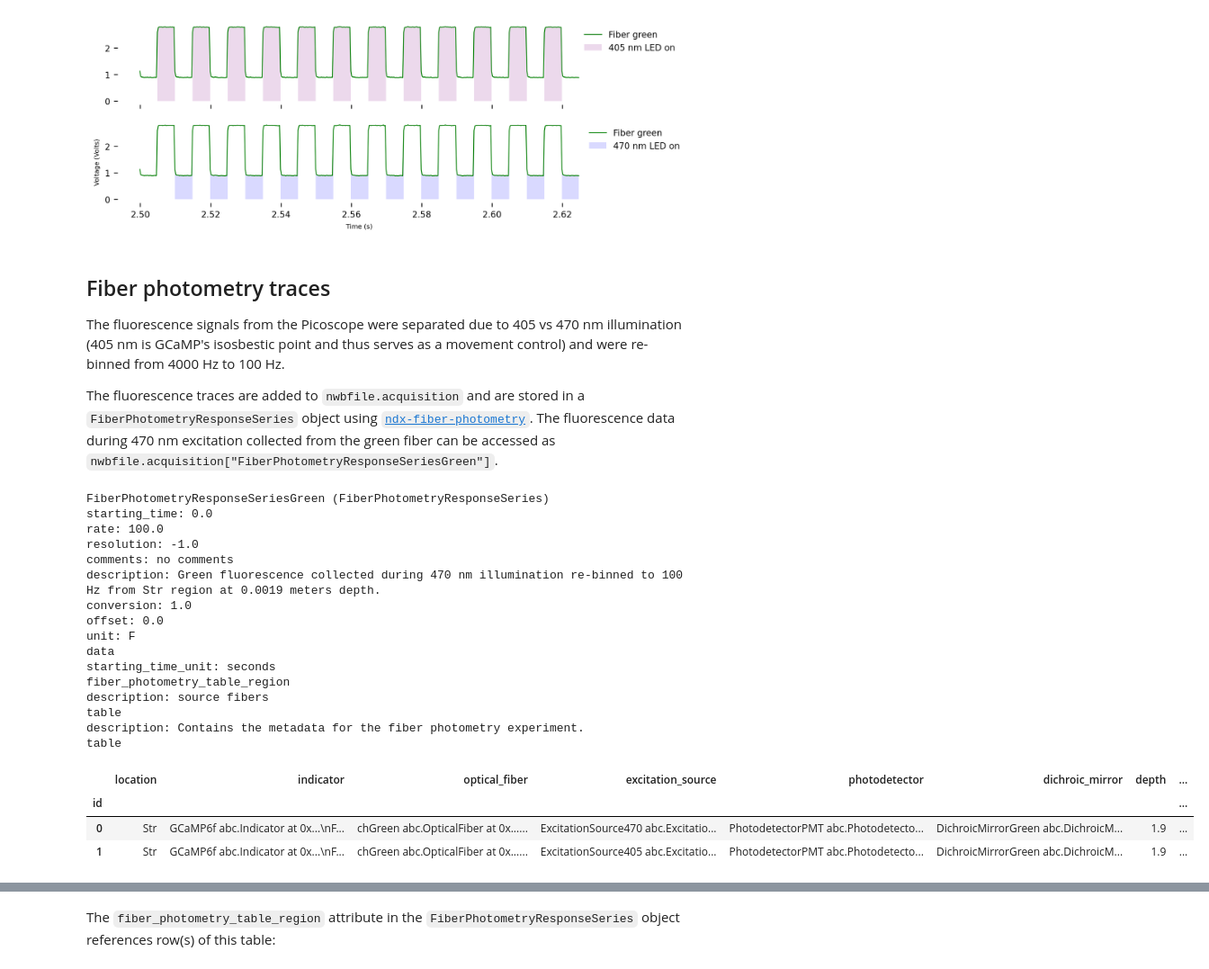
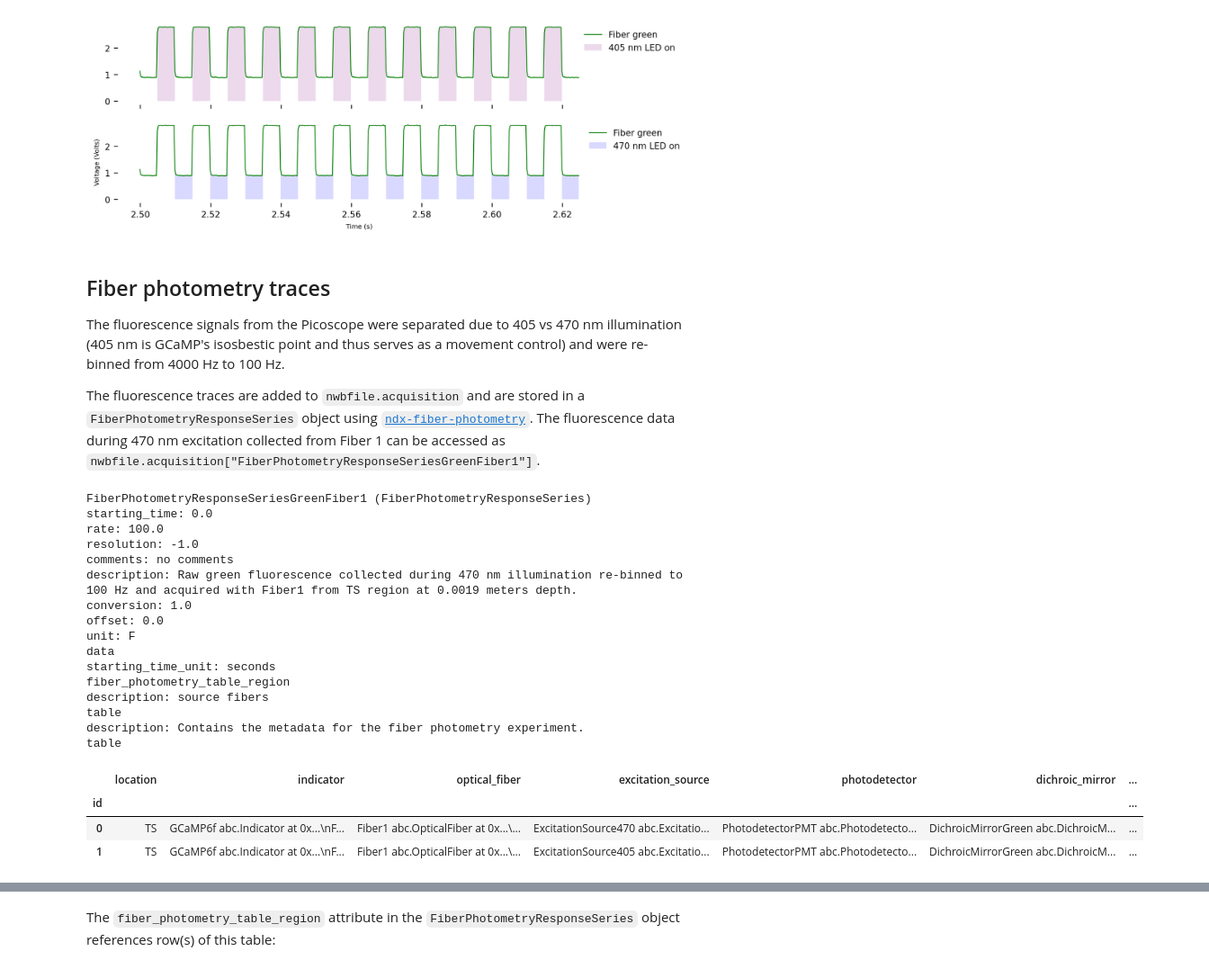
Before and after one commit to catalystneuro/dombeck-lab-to-nwb, a Jupyter notebook: src/dombeck_lab_to_nwb/azcorra2023/tutorials/azcorra2023_demo.ipynb, the cells around one changed output, grey strips where cells are left out. Shown at 90% size. Drawn from its saved outputs; the diff is of its cells as text; code cells hidden in the pictures.

```diff
--- a/src/dombeck_lab_to_nwb/azcorra2023/tutorials/azcorra2023_demo.ipynb
+++ b/src/dombeck_lab_to_nwb/azcorra2023/tutorials/azcorra2023_demo.ipynb
@@ -18,7 +18,7 @@ Reading is carried out using the [NWBHDF5IO](https://pynwb.readthedocs.io/en/sta
 from pynwb import NWBHDF5IO
 
 # The file path to a .nwb file
-nwbfile_path = "/Volumes/LaCie/CN_GCP/Dombeck/nwbfiles/VGlut-A997-20200129-0002.nwb"
+nwbfile_path = "/Volumes/LaCie/CN_GCP/Dombeck/Azcorra2023_nwbfiles/VGlut-A997-20200129-0002.nwb"
 io = NWBHDF5IO(path=nwbfile_path, mode="r", load_namespaces=True)
 nwbfile = io.read()
 
@@ -250,28 +250,28 @@ plt.show()
 The fluorescence signals from the Picoscope were separated due to 405 vs 470 nm illumination (405 nm is GCaMP's isosbestic point and thus serves as a movement control) and were re-binned from 4000 Hz to 100 Hz.
 
 The fluorescence traces are added to `nwbfile.acquisition` and are stored in a `FiberPhotometryResponseSeries` object using [`ndx-fiber-photometry`](https://github.com/catalystneuro/ndx-fiber-photometry).
-The fluorescence data during 470 nm excitation collected from the green fiber can be accessed as `nwbfile.acquisition["FiberPhotometryResponseSeriesGreen"]`.
+The fluorescence data during 470 nm excitation collected from Fiber 1 can be accessed as `nwbfile.acquisition["FiberPhotometryResponseSeriesGreenFiber1"]`.
 # %%
-fiber_photometry_response_series = nwbfile.acquisition["FiberPhotometryResponseSeriesGreen"]
+fiber_photometry_response_series = nwbfile.acquisition["FiberPhotometryResponseSeriesGreenFiber1"]
 fiber_photometry_response_series
 # %% [output]
-FiberPhotometryResponseSeriesGreen (FiberPhotometryResponseSeries)
+FiberPhotometryResponseSeriesGreenFiber1 (FiberPhotometryResponseSeries)
 starting_time: 0.0
 rate: 100.0
 resolution: -1.0
 comments: no comments
-description: Green fluorescence collected during 470 nm illumination re-binned to 100 Hz from Str region at 0.0019 meters depth.
+description: Raw green fluorescence collected during 470 nm illumination re-binned to 100 Hz and acquired with Fiber1 from TS region at 0.0019 meters depth.
 conversion: 1.0
 offset: 0.0
 unit: F
 data
 starting_time_unit: seconds
 fiber_photometry_table_region
 description: source fibers
 table
 description: Contains the metadata for the fiber photometry experiment.
 table
-|  | location | indicator | optical_fiber | excitation_source | photodetector | dichroic_mirror | depth | ... |
-| id |  |  |  |  |  |  |  | ... |
-| 0 | Str | GCaMP6f abc.Indicator at 0x...\nF... | chGreen abc.OpticalFiber at 0x...... | ExcitationSource470 abc.Excitatio... | PhotodetectorPMT abc.Photodetecto... | DichroicMirrorGreen abc.DichroicM... | 1.9 | ... |
-| 1 | Str | GCaMP6f abc.Indicator at 0x...\nF... | chGreen abc.OpticalFiber at 0x...... | ExcitationSource405 abc.Excitatio... | PhotodetectorPMT abc.Photodetecto... | DichroicMirrorGreen abc.DichroicM... | 1.9 | ... |
+|  | location | indicator | optical_fiber | excitation_source | photodetector | dichroic_mirror | ... |
+| id |  |  |  |  |  |  | ... |
+| 0 | TS | GCaMP6f abc.Indicator at 0x...\nF... | Fiber1 abc.OpticalFiber at 0x...\... | ExcitationSource470 abc.Excitatio... | PhotodetectorPMT abc.Photodetecto... | DichroicMirrorGreen abc.DichroicM... | ... |
+| 1 | TS | GCaMP6f abc.Indicator at 0x...\nF... | Fiber1 abc.OpticalFiber at 0x...\... | ExcitationSource405 abc.Excitatio... | PhotodetectorPMT abc.Photodetecto... | DichroicMirrorGreen abc.DichroicM... | ... |
```
Also changed, not shown: parts of 17 cells of this notebook.
